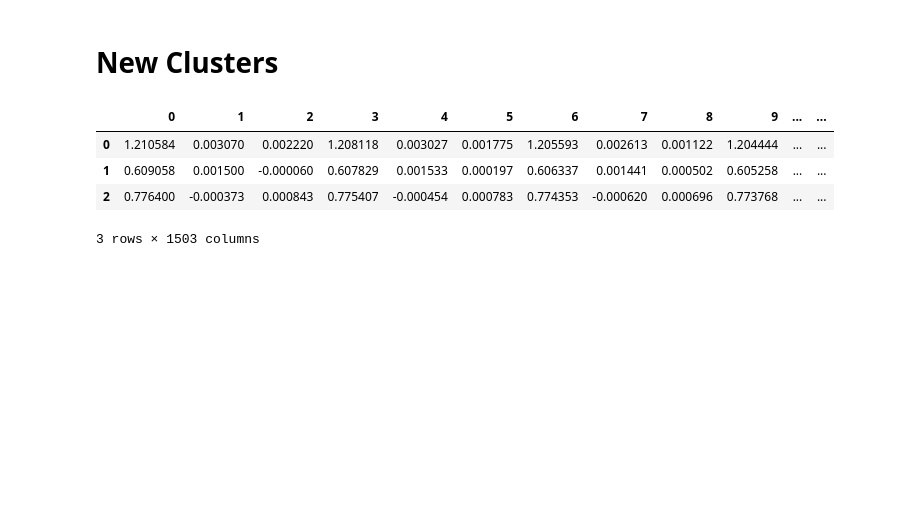
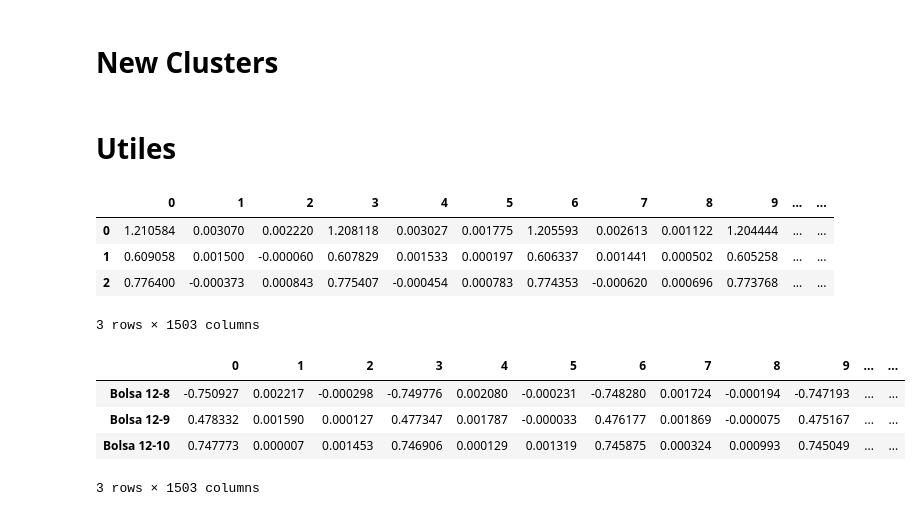
Before and after one commit to samuel1a0/prb_clustering, a Jupyter notebook: New Clusters.ipynb, the cells around one changed output. Cells and saved outputs as stored; diff of their text form; code cells hidden in the pictures; blank space fills up the shorter version.

```diff
--- a/New Clusters.ipynb
+++ b/New Clusters.ipynb
@@ -29,3 +29,5 @@ from mpl_toolkits.mplot3d import Axes3D
 
 %matplotlib nbagg
 import warnings
+# %% [markdown]
+# Utiles
@@ -87 +89,15 @@ def plot_cls(name, data, labels):
+# %%
+new_index = []
+for i, j in itertools.product(range(12),range(10)):
+    new_index.append('Bolsa {0}-{1}'.format(i+1,j+1))
+new_index.remove('Bolsa 4-3')
+# pca_totales.reindex(index=new_index)
+pca_totales.index = new_index
+pca_totales[-3:]
+# %% [output]
+|  | 0 | 1 | 2 | 3 | 4 | 5 | 6 | 7 | 8 | 9 | ... | ... |
+| Bolsa 12-8 | -0.750927 | 0.002217 | -0.000298 | -0.749776 | 0.002080 | -0.000231 | -0.748280 | 0.001724 | -0.000194 | -0.747193 | ... | ... |
+| Bolsa 12-9 | 0.478332 | 0.001590 | 0.000127 | 0.477347 | 0.001787 | -0.000033 | 0.476177 | 0.001869 | -0.000075 | 0.475167 | ... | ... |
+| Bolsa 12-10 | 0.747773 | 0.000007 | 0.001453 | 0.746906 | 0.000129 | 0.001319 | 0.745875 | 0.000324 | 0.000993 | 0.745049 | ... | ... |
+3 rows × 1503 columns
 # %%
```
Also changed, not shown: parts of 5 cells of this notebook.
